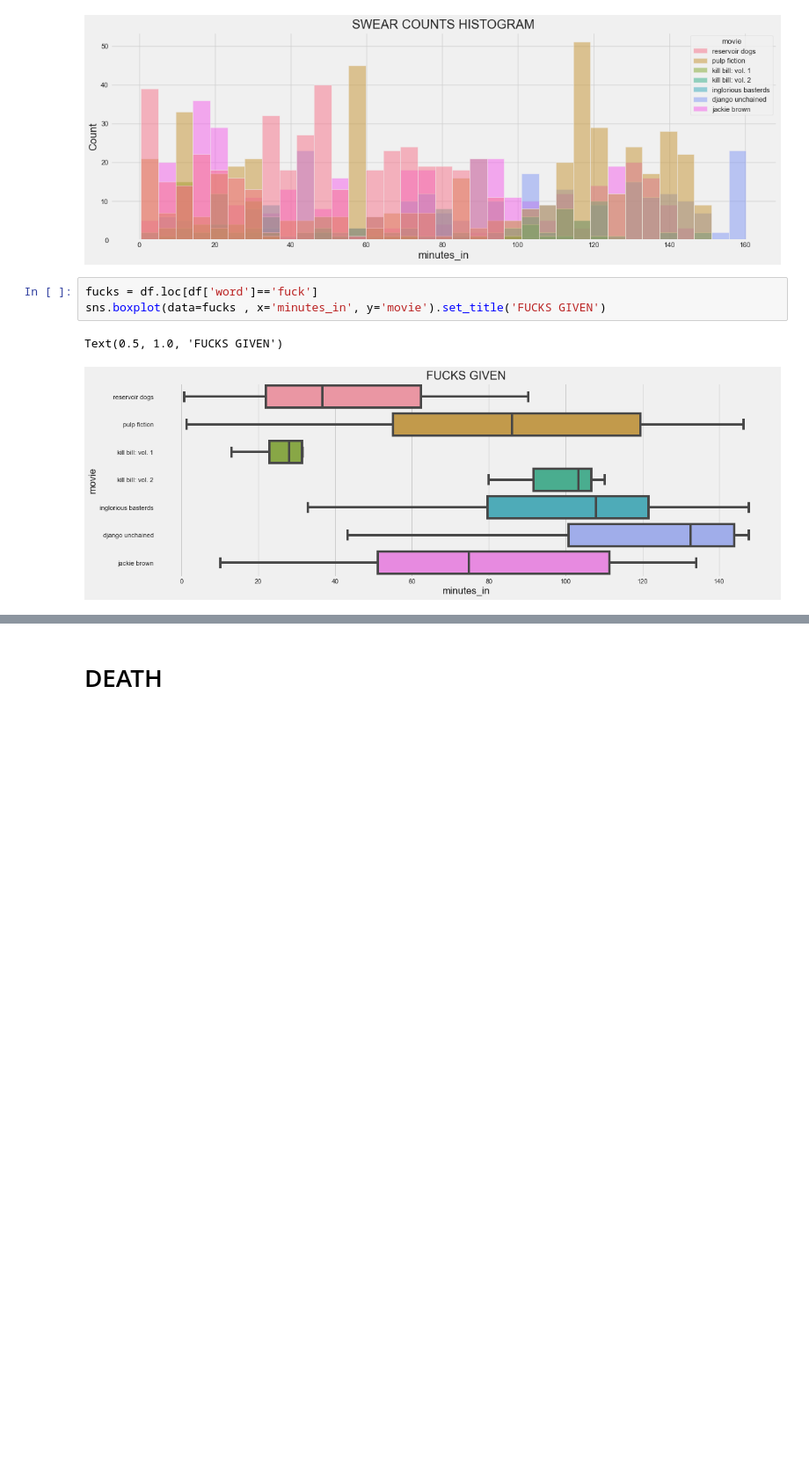
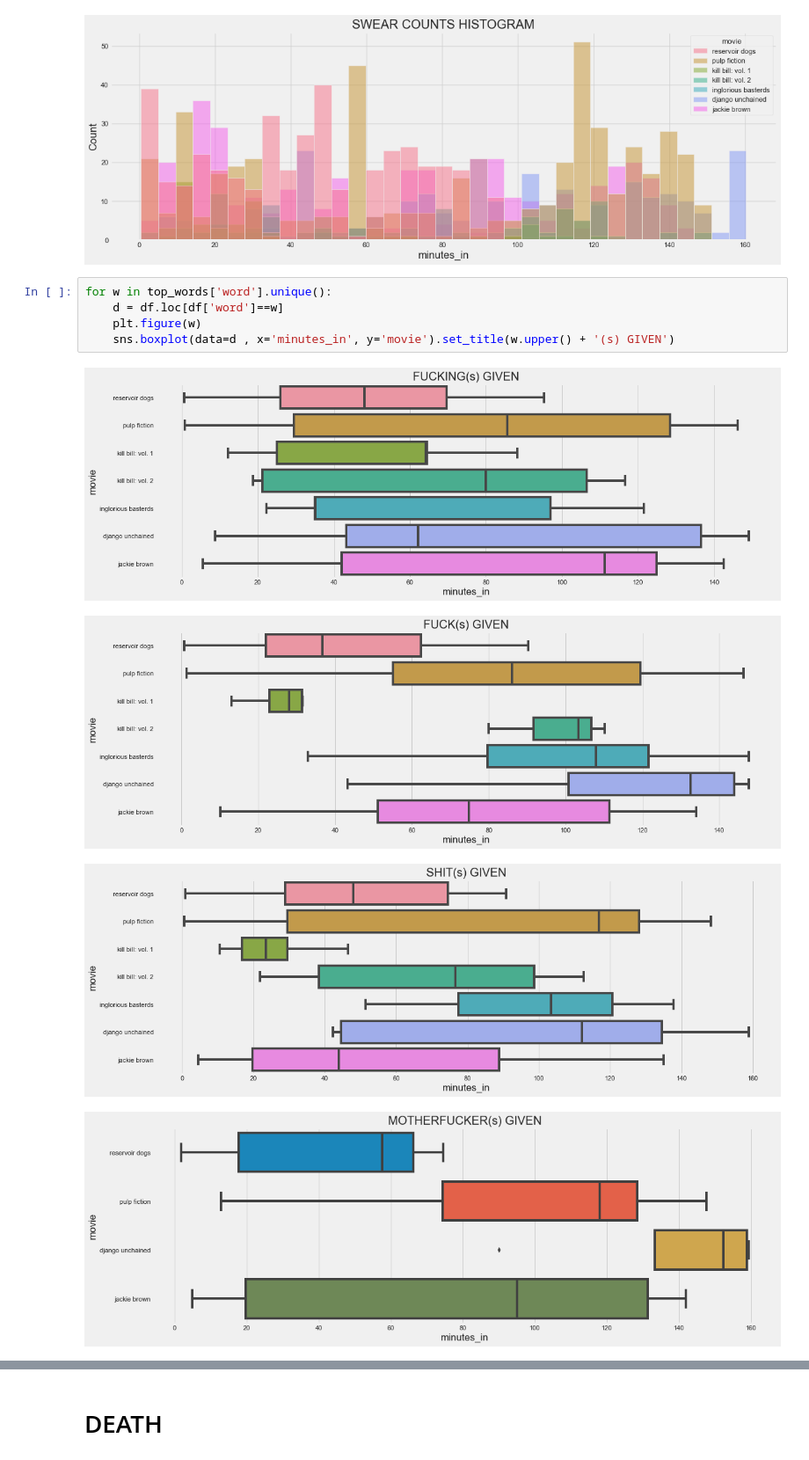
Before and after one commit to tmnkopp/PythonAutomation, a Jupyter notebook: py/tarantino.ipynb, the cells around one changed output, grey strips where cells are left out. Shown at 88% size. Saved outputs shown, nothing was run; the diff lists cells and outputs as text; blank space fills up the shorter version.

Commit message:
add plots

```diff
--- a/py/tarantino.ipynb
+++ b/py/tarantino.ipynb
@@ -55,8 +55,12 @@ sns.histplot(data=df.loc[df['type']=='word'], x="minutes_in", hue='movie', bins=
 Text(0.5, 1.0, 'SWEAR COUNTS HISTOGRAM')
 [figure]
 # %%
-fucks = df.loc[df['word']=='fuck']
-sns.boxplot(data=fucks , x='minutes_in', y='movie').set_title('FUCKS GIVEN')
+for w in top_words['word'].unique():
+    d = df.loc[df['word']==w]
+    plt.figure(w)
+    sns.boxplot(data=d , x='minutes_in', y='movie').set_title(w.upper() + '(s) GIVEN')
 # %% [output]
-Text(0.5, 1.0, 'FUCKS GIVEN')
-[figure, old version]
+[figure, new version]
+[figure, added]
+[figure, added]
+[figure, added]
```
Also changed, not shown: parts of 1 cell of this notebook, 1 other file.
